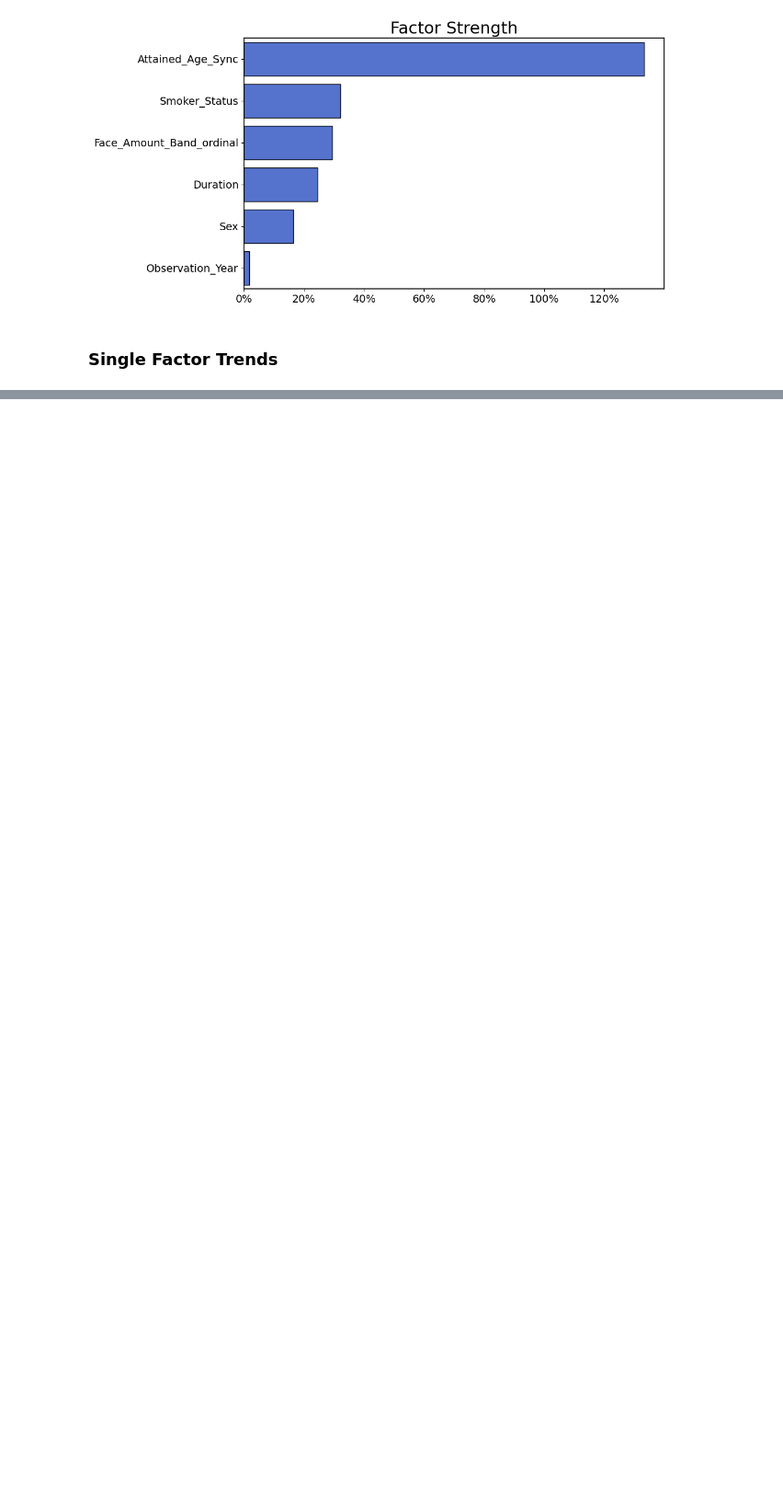
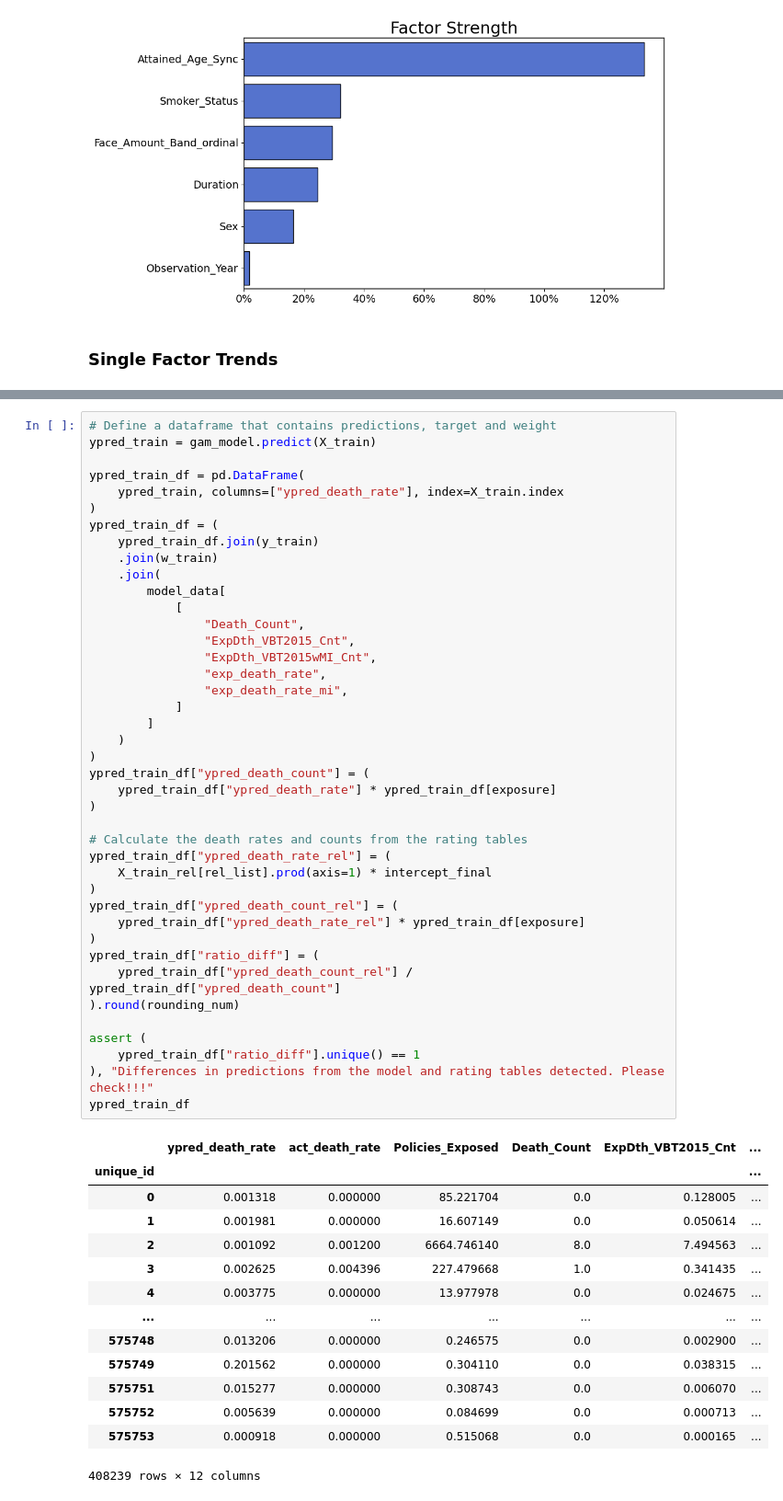
Before and after one commit to ckjackytam/ifoa-ds-health-care-wp, a Jupyter notebook: Python/big-pitch/02 - Single Factor Model.ipynb, the cells around one changed output, grey strips where cells are left out. Shown at 92% size. Cells and saved outputs as stored; diff of their text form; blank space fills up the shorter version.

```diff
--- a/Python/big-pitch/02 - Single Factor Model.ipynb
+++ b/Python/big-pitch/02 - Single Factor Model.ipynb
@@ -1032,0 +1100,56 @@ for v in single_fact_df["feature"]:
+# %%
+# Define a dataframe that contains predictions, target and weight
+ypred_train = gam_model.predict(X_train)
+
+ypred_train_df = pd.DataFrame(
+    ypred_train, columns=["ypred_death_rate"], index=X_train.index
+)
+ypred_train_df = (
+    ypred_train_df.join(y_train)
+    .join(w_train)
+    .join(
+        model_data[
+            [
+                "Death_Count",
+                "ExpDth_VBT2015_Cnt",
+                "ExpDth_VBT2015wMI_Cnt",
+                "exp_death_rate",
+                "exp_death_rate_mi",
+            ]
+        ]
+    )
+)
+ypred_train_df["ypred_death_count"] = (
+    ypred_train_df["ypred_death_rate"] * ypred_train_df[exposure]
+)
+
+# Calculate the death rates and counts from the rating tables
+ypred_train_df["ypred_death_rate_rel"] = (
+    X_train_rel[rel_list].prod(axis=1) * intercept_final
+)
+ypred_train_df["ypred_death_count_rel"] = (
+    ypred_train_df["ypred_death_rate_rel"] * ypred_train_df[exposure]
+)
+ypred_train_df["ratio_diff"] = (
+    ypred_train_df["ypred_death_count_rel"] / ypred_train_df["ypred_death_count"]
+).round(rounding_num)
+
+assert (
+    ypred_train_df["ratio_diff"].unique() == 1
+), "Differences in predictions from the model and rating tables detected. Please check!!!"
+ypred_train_df
+# %% [output]
+|  | ypred_death_rate | act_death_rate | Policies_Exposed | Death_Count | ExpDth_VBT2015_Cnt | ... |
+| unique_id |  |  |  |  |  | ... |
+| 0 | 0.001318 | 0.000000 | 85.221704 | 0.0 | 0.128005 | ... |
+| 1 | 0.001981 | 0.000000 | 16.607149 | 0.0 | 0.050614 | ... |
+| 2 | 0.001092 | 0.001200 | 6664.746140 | 8.0 | 7.494563 | ... |
+| 3 | 0.002625 | 0.004396 | 227.479668 | 1.0 | 0.341435 | ... |
+| 4 | 0.003775 | 0.000000 | 13.977978 | 0.0 | 0.024675 | ... |
+| ... | ... | ... | ... | ... | ... | ... |
+| 575748 | 0.013206 | 0.000000 | 0.246575 | 0.0 | 0.002900 | ... |
+| 575749 | 0.201562 | 0.000000 | 0.304110 | 0.0 | 0.038315 | ... |
+| 575751 | 0.015277 | 0.000000 | 0.308743 | 0.0 | 0.006070 | ... |
+| 575752 | 0.005639 | 0.000000 | 0.084699 | 0.0 | 0.000713 | ... |
+| 575753 | 0.000918 | 0.000000 | 0.515068 | 0.0 | 0.000165 | ... |
+408239 rows × 12 columns
```
Also changed, not shown: parts of 14 cells of this notebook, 3 other files.
